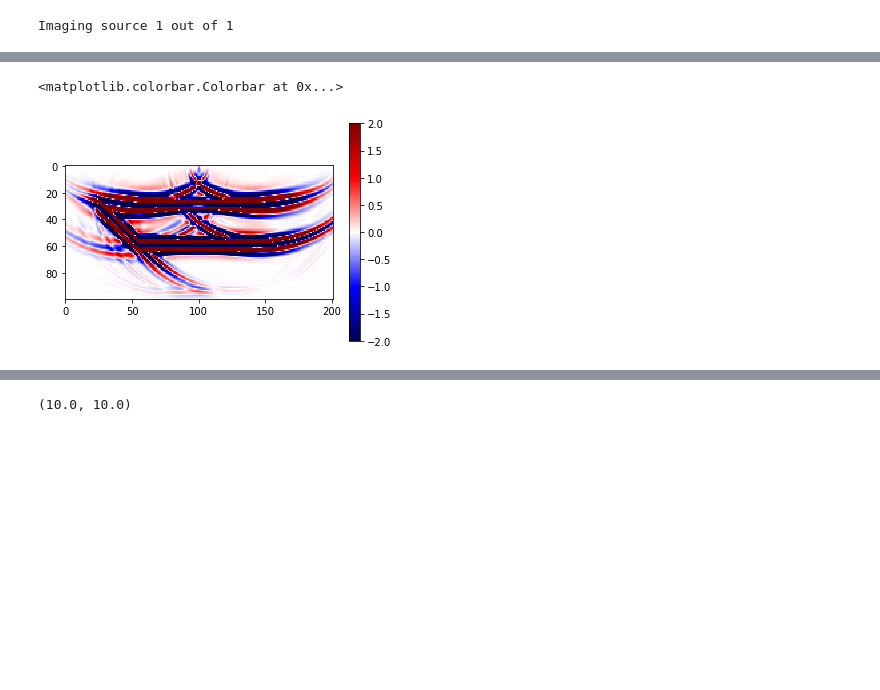
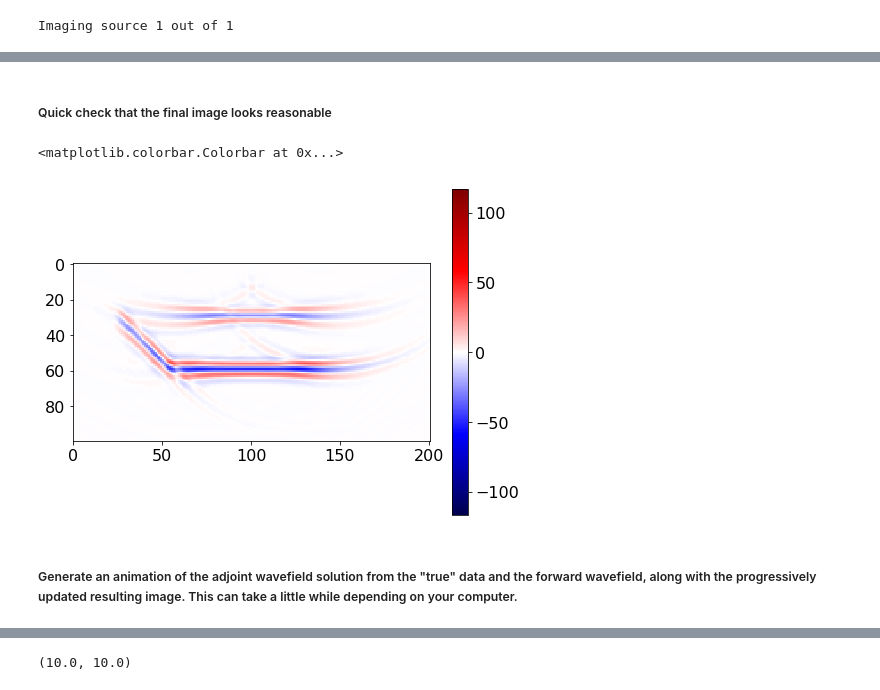
Before and after one commit to tccw/geotools, a Jupyter notebook: toys/devito_WSL/RTM_fault_testing.ipynb, the cells around one changed output, grey strips where cells are left out. Cells and saved outputs as stored; diff of their text form; code cells hidden in the pictures; blank space fills up the shorter version.

Commit message:
Update RTM_fault_testing.ipynb
Cleaned up the formatting a little

```diff
--- a/toys/devito_WSL/RTM_fault_testing.ipynb
+++ b/toys/devito_WSL/RTM_fault_testing.ipynb
@@ -29,0 +34,9 @@ configuration['log-level'] = 'WARNING'
+# %%
+vel_wedge = np.ones((101,201)) * 2
+vel_wedge[30:60] = 2.5
+vel_wedge[60:] = 2.9
+vel_wedge = np.triu(vel_wedge, k=-5)
+vel_wedge[:30] = 2.3
+vel_wedge[vel_wedge<1] = 3
+plt.imshow(vel_wedge, cmap='inferno')
+plt.colorbar()
@@ -186,7 +202,7 @@ if preset == 'vel_wedge':
     nreceivers = 500
     t0 = 0.
     tn = 800.  # Simulation last 1 second (1000 ms)
-    f0 = 0.025  # Source peak frequency is 10Hz (0.010 kHz)
+    f0 = 0.020  # Source peak frequency is 10Hz (0.010 kHz)
 # %% [markdown]
 # True and smooth velocity models
 
@@ -410,25 +428,26 @@ Imaging source 1 out of 1
 # %%
-img_book = np.zeros((geometry.nt,101,201))
+img_book = np.zeros((geometry.nt, model.vp.shape[1], model.vp.shape[0]))
 for i in range(geometry.nt):
     v_dat = v.data[i,model.nbpml:-model.nbpml,model.nbpml:-model.nbpml].T
     u0_dat = u0.data[i,model.nbpml:-model.nbpml,model.nbpml:-model.nbpml].T
     img_book[i] = v_dat * u0_dat
 img_book = np.flip(img_book, axis=0)
+# %% [markdown]
+##### Quick check that the final image looks reasonable
 # %%
-# plt.imshow(np.sum(img_book, axis=0), cmap='viridis')
-
-
 shape = model.vp.shape
 amp_correction = np.empty(shape)
 amp_correction[:] = np.arange(shape[1])
 pwr_corr = 1.3
 corrected = ((np.diff(np.sum(img_book[:800], axis=0), axis=0)).T * (amp_correction[:,:-1]**pwr_corr)).T / np.max(np.diff(np.sum(img_book, axis=0), axis=0))
 
-plt.imshow(corrected,cmap='seismic', vmin=-2, vmax=2)
+plt.imshow(corrected,cmap='seismic', vmin=-img_book.max() * 0.2, vmax=img_book.max() * 0.2)
 plt.colorbar()
 # %% [output]
 <matplotlib.colorbar.Colorbar at 0x...>
-[figure, old version]
+[figure, new version]
+# %% [markdown]
+##### Generate an animation of the adjoint wavefield solution from the "true" data and the forward wavefield, along with the progressively updated resulting image. This can take a little while depending on your computer.
 # %%
 import matplotlib.pyplot as plt
 import matplotlib.animation as animation
```
Also changed, not shown: parts of 23 cells of this notebook.
